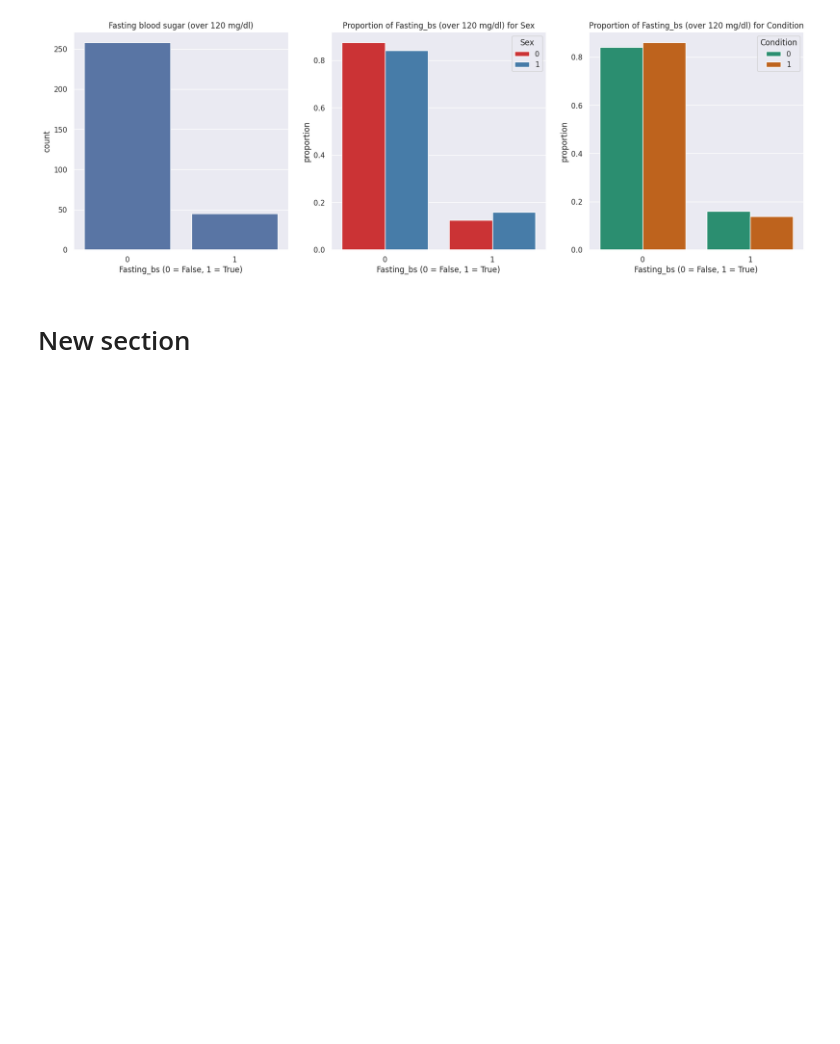
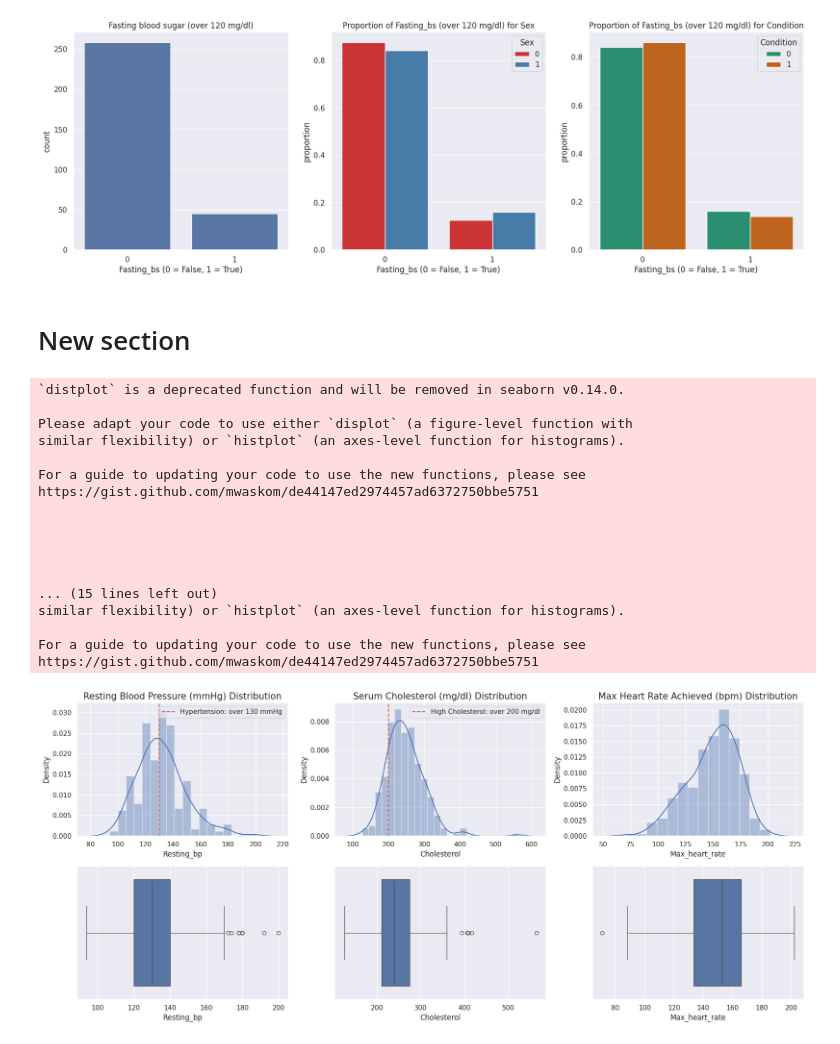
Before and after one commit to GudLukas/Lovelace-Team-Project, a Jupyter notebook: data.ipynb, the cells around one changed output. Saved outputs shown, nothing was run; the diff lists cells and outputs as text; code cells hidden in the pictures; blank space fills up the shorter version.

Commit message:
added cells 13 to 22 from kaggle heart disease page

```diff
--- a/data.ipynb
+++ b/data.ipynb
@@ -194,3 +194,64 @@ risk_factors_fbs(df);
 [figure]
 # %% [markdown]
 # New section
+# %%
+def risk_factors_dist(data):
+    """
+    Show distributions of risk factors, Resting_bp, Chlesterol, and Max_heart_rate
+    """
+    fig = plt.figure(figsize=(18, 8))
+
+    # Resting blood pressure
+    plt.subplot(2, 3, 1)
+    sns.distplot(data['Resting_bp'])
+    plt.title('Resting Blood Pressure (mmHg) Distribution', fontsize=15)
+    plt.axvline(x=130, color='r', linestyle='--', label='Hypertension: over 130 mmHg')
+    plt.legend()
+
+    plt.subplot(2, 3, 4)
+    sns.boxplot(data['Resting_bp'], orient='h')
+
+
+    # Serum cholesterol
+    plt.subplot(2, 3, 2)
+    sns.distplot(data['Cholesterol'])
+    plt.title('Serum Cholesterol (mg/dl) Distribution', fontsize=15)
+    plt.axvline(x=200, color='r', linestyle='--', label='High Cholesterol: over 200 mg/dl')
+    plt.legend()
+
+    plt.subplot(2, 3, 5)
+    sns.boxplot(data['Cholesterol'], orient='h')
+
+
+    # Maximum heart rate
+    plt.subplot(2, 3, 3)
+    sns.distplot(data['Max_heart_rate'])
+    plt.title('Max Heart Rate Achieved (bpm) Distribution', fontsize=15)
+
+    plt.subplot(2, 3, 6)
+    sns.boxplot(data['Max_heart_rate'], orient='h')
+
+    plt.tight_layout()
+    plt.show()
+
+
+risk_factors_dist(df);
+# %% [output]
+`distplot` is a deprecated function and will be removed in seaborn v0.14.0.
+
+Please adapt your code to use either `displot` (a figure-level function with
+similar flexibility) or `histplot` (an axes-level function for histograms).
+
+For a guide to updating your code to use the new functions, please see
+https://gist.github.com/mwaskom/de44147ed2974457ad6372750bbe5751
+
+
+
+
+
+... (15 lines left out)
+similar flexibility) or `histplot` (an axes-level function for histograms).
+
+For a guide to updating your code to use the new functions, please see
+https://gist.github.com/mwaskom/de44147ed2974457ad6372750bbe5751
+[figure, added]
```
Also changed, not shown: parts of 10 cells of this notebook.
